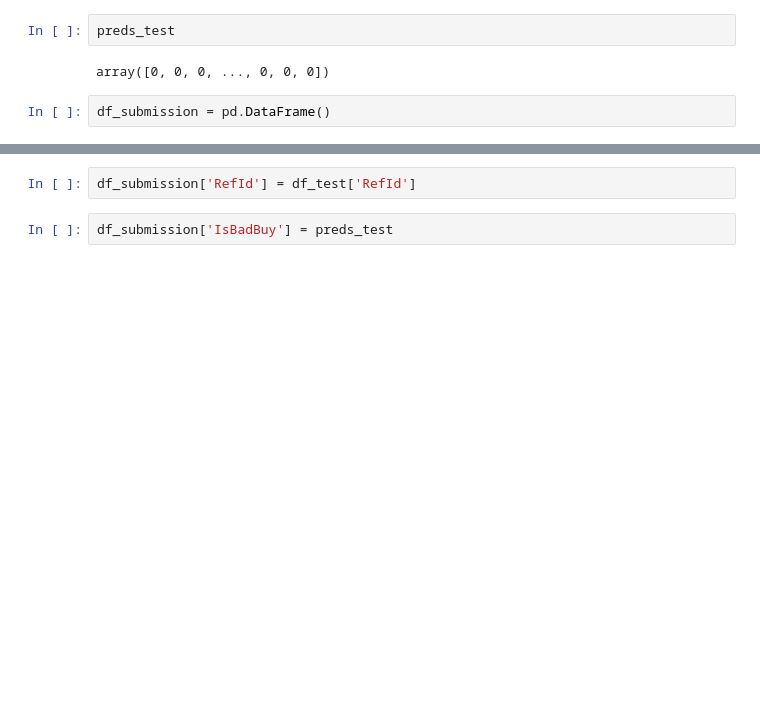
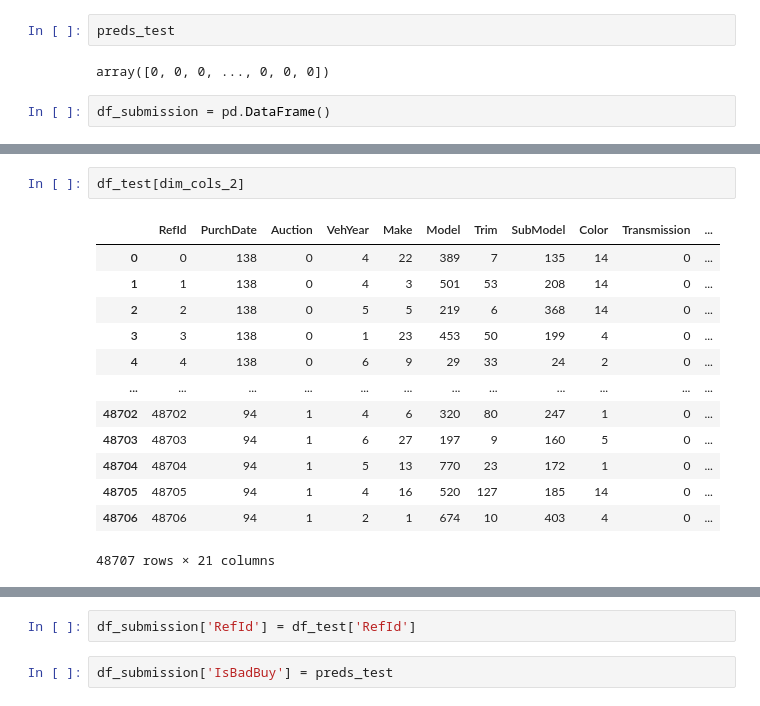
Before and after one commit to edwardmoradian/Project-Samples, a Jupyter notebook: dont get kicked/dont_get_kicked.ipynb, the cells around one changed output, grey strips where cells are left out. Drawn from its saved outputs; the diff is of its cells as text; blank space fills up the shorter version.

```diff
--- a/dont get kicked/dont_get_kicked.ipynb
+++ b/dont get kicked/dont_get_kicked.ipynb
@@ -315,0 +356,16 @@ df_submission = pd.DataFrame()
+# %%
+df_test[dim_cols_2]
+# %% [output]
+|  | RefId | PurchDate | Auction | VehYear | Make | Model | Trim | SubModel | Color | Transmission | ... |
+| 0 | 0 | 138 | 0 | 4 | 22 | 389 | 7 | 135 | 14 | 0 | ... |
+| 1 | 1 | 138 | 0 | 4 | 3 | 501 | 53 | 208 | 14 | 0 | ... |
+| 2 | 2 | 138 | 0 | 5 | 5 | 219 | 6 | 368 | 14 | 0 | ... |
+| 3 | 3 | 138 | 0 | 1 | 23 | 453 | 50 | 199 | 4 | 0 | ... |
+| 4 | 4 | 138 | 0 | 6 | 9 | 29 | 33 | 24 | 2 | 0 | ... |
+| ... | ... | ... | ... | ... | ... | ... | ... | ... | ... | ... | ... |
+| 48702 | 48702 | 94 | 1 | 4 | 6 | 320 | 80 | 247 | 1 | 0 | ... |
+| 48703 | 48703 | 94 | 1 | 6 | 27 | 197 | 9 | 160 | 5 | 0 | ... |
+| 48704 | 48704 | 94 | 1 | 5 | 13 | 770 | 23 | 172 | 1 | 0 | ... |
+| 48705 | 48705 | 94 | 1 | 4 | 16 | 520 | 127 | 185 | 14 | 0 | ... |
+| 48706 | 48706 | 94 | 1 | 2 | 1 | 674 | 10 | 403 | 4 | 0 | ... |
+48707 rows × 21 columns
```
Also changed, not shown: parts of 15 cells of this notebook, 1 other file.
